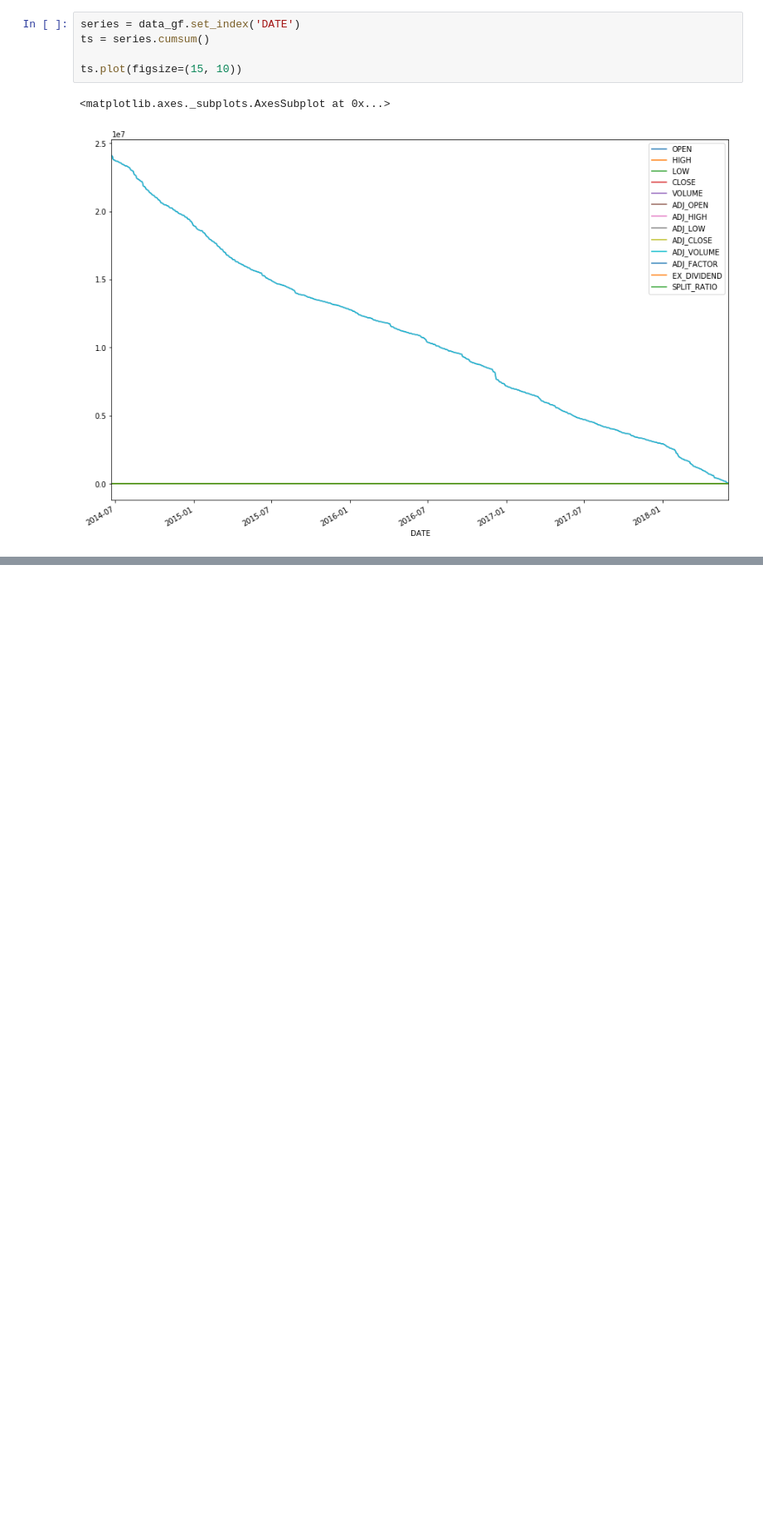
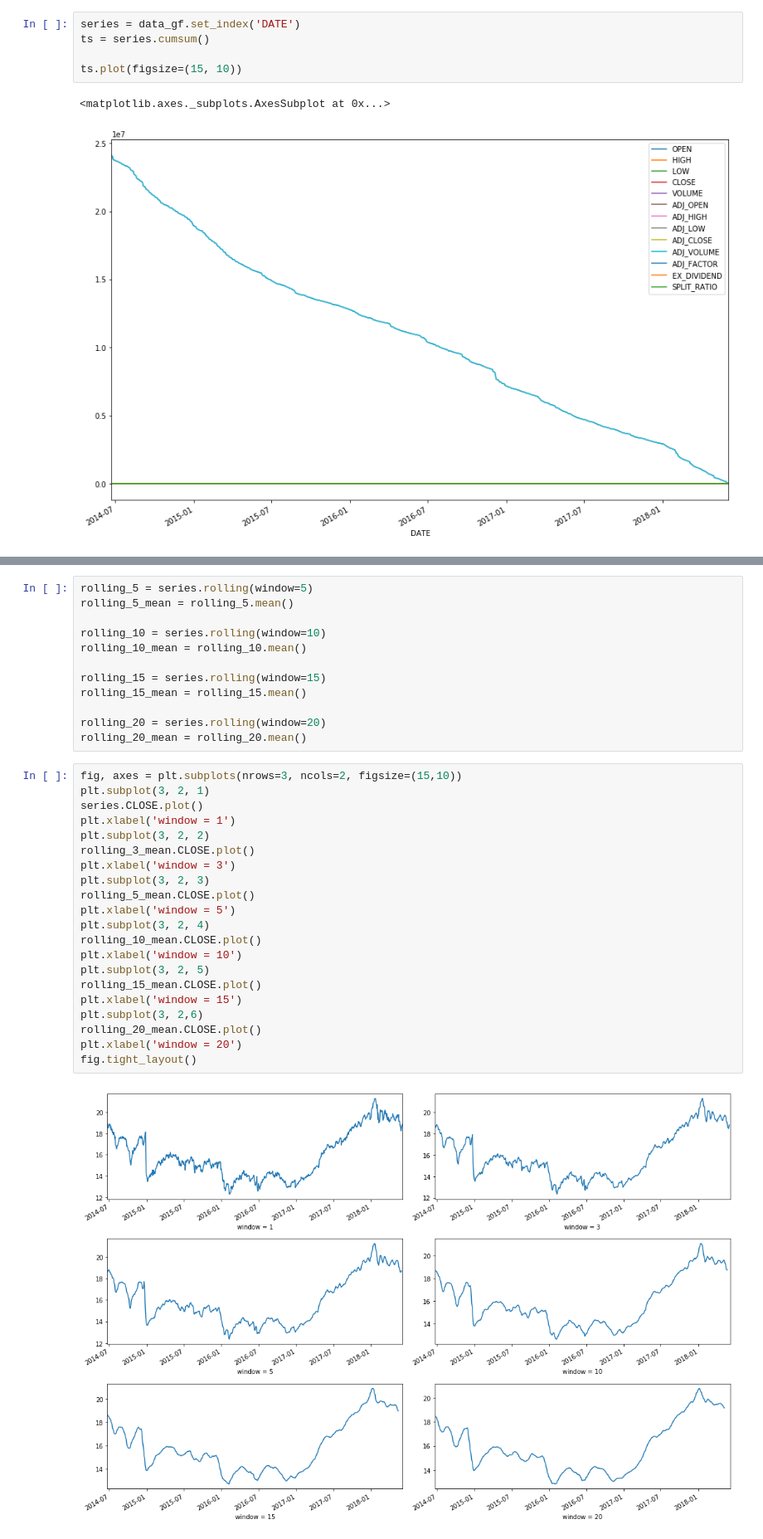
Before and after one commit to dn-cam/TimeSeriesPrediction, a Jupyter notebook: Stonks.ipynb, the cells around one changed output, grey strips where cells are left out. Shown at 83% size. Saved outputs shown, nothing was run; the diff lists cells and outputs as text; blank space fills up the shorter version.

```diff
--- a/Stonks.ipynb
+++ b/Stonks.ipynb
@@ -66,0 +109,35 @@ plt.plot(data_gf.DATE, data_gf.CLOSE)
+# %%
+rolling_5 = series.rolling(window=5)
+rolling_5_mean = rolling_5.mean()
+
+rolling_10 = series.rolling(window=10)
+rolling_10_mean = rolling_10.mean()
+
+rolling_15 = series.rolling(window=15)
+rolling_15_mean = rolling_15.mean()
+
+rolling_20 = series.rolling(window=20)
+rolling_20_mean = rolling_20.mean()
+# %%
+fig, axes = plt.subplots(nrows=3, ncols=2, figsize=(15,10))
+plt.subplot(3, 2, 1)
+series.CLOSE.plot()
+plt.xlabel('window = 1')
+plt.subplot(3, 2, 2)
+rolling_3_mean.CLOSE.plot()
+plt.xlabel('window = 3')
+plt.subplot(3, 2, 3)
+rolling_5_mean.CLOSE.plot()
+plt.xlabel('window = 5')
+plt.subplot(3, 2, 4)
+rolling_10_mean.CLOSE.plot()
+plt.xlabel('window = 10')
+plt.subplot(3, 2, 5)
+rolling_15_mean.CLOSE.plot()
+plt.xlabel('window = 15')
+plt.subplot(3, 2,6)
+rolling_20_mean.CLOSE.plot()
+plt.xlabel('window = 20')
+fig.tight_layout()
+# %% [output]
+[figure, added]
```
Also changed, not shown: parts of 9 cells of this notebook.
